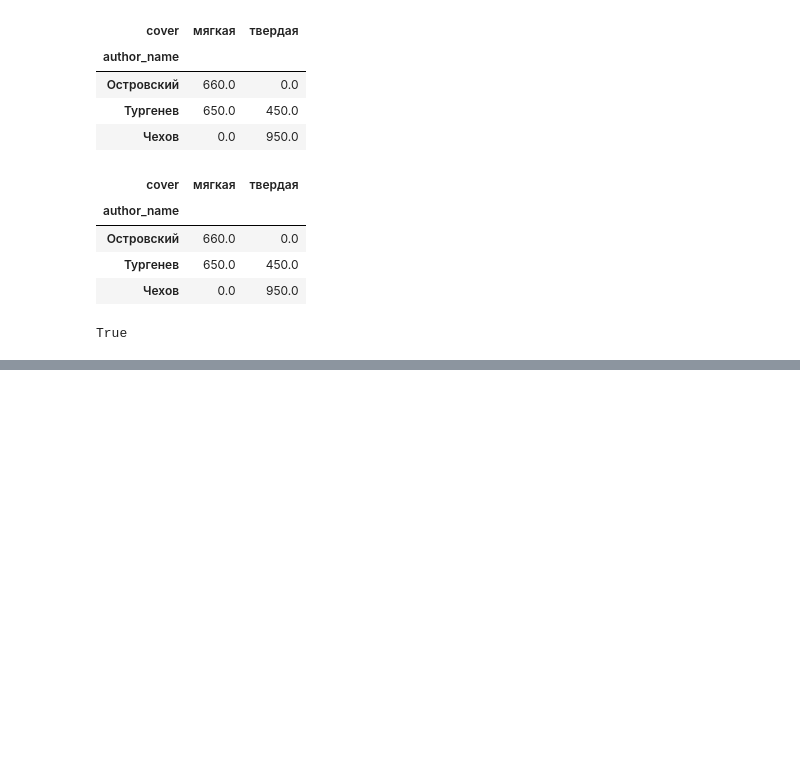
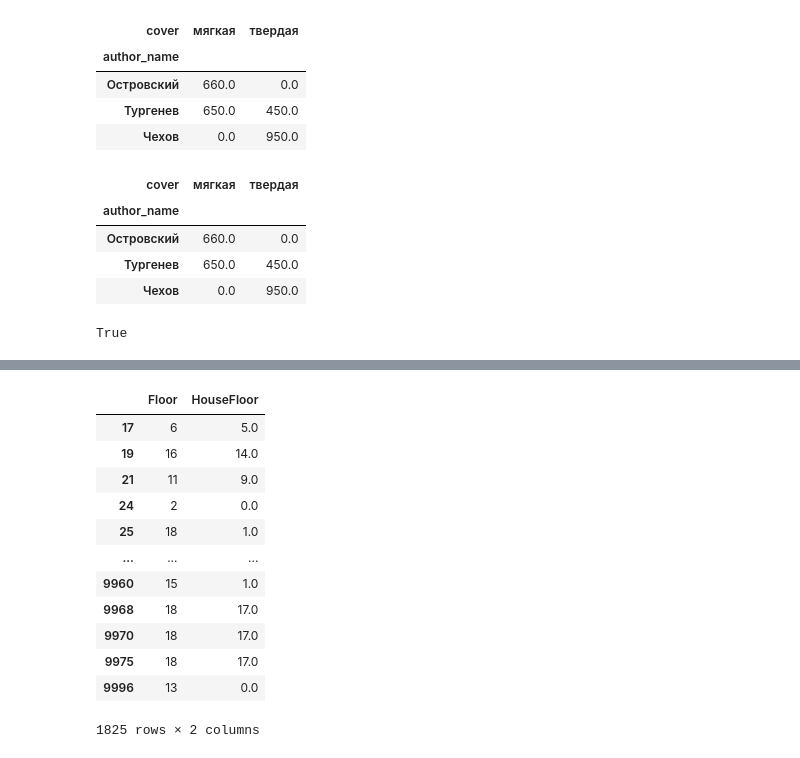
Before and after one commit to FKz11/Numpy_Pandas_Matplotlib_Scikit-learn, a Jupyter notebook: lesson-2/lesson-2.ipynb, the cells around one changed output, grey strips where cells are left out. Cells and saved outputs as stored; diff of their text form; code cells hidden in the pictures; blank space fills up the shorter version.

```diff
--- a/lesson-2/lesson-2.ipynb
+++ b/lesson-2/lesson-2.ipynb
@@ -177,0 +352,16 @@ True
+# %%
+df.loc[df['Floor'] > df['HouseFloor'], ['Floor', 'HouseFloor']]
+# %% [output]
+|  | Floor | HouseFloor |
+| 17 | 6 | 5.0 |
+| 19 | 16 | 14.0 |
+| 21 | 11 | 9.0 |
+| 24 | 2 | 0.0 |
+| 25 | 18 | 1.0 |
+| ... | ... | ... |
+| 9960 | 15 | 1.0 |
+| 9968 | 18 | 17.0 |
+| 9970 | 18 | 17.0 |
+| 9975 | 18 | 17.0 |
+| 9996 | 13 | 0.0 |
+1825 rows × 2 columns
```
Also changed, not shown: parts of 18 cells of this notebook.
